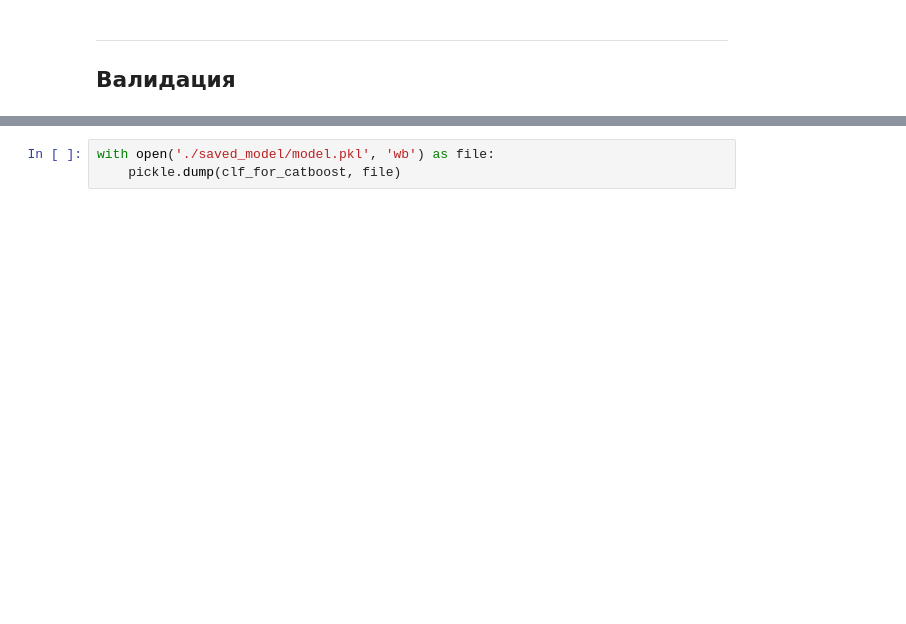
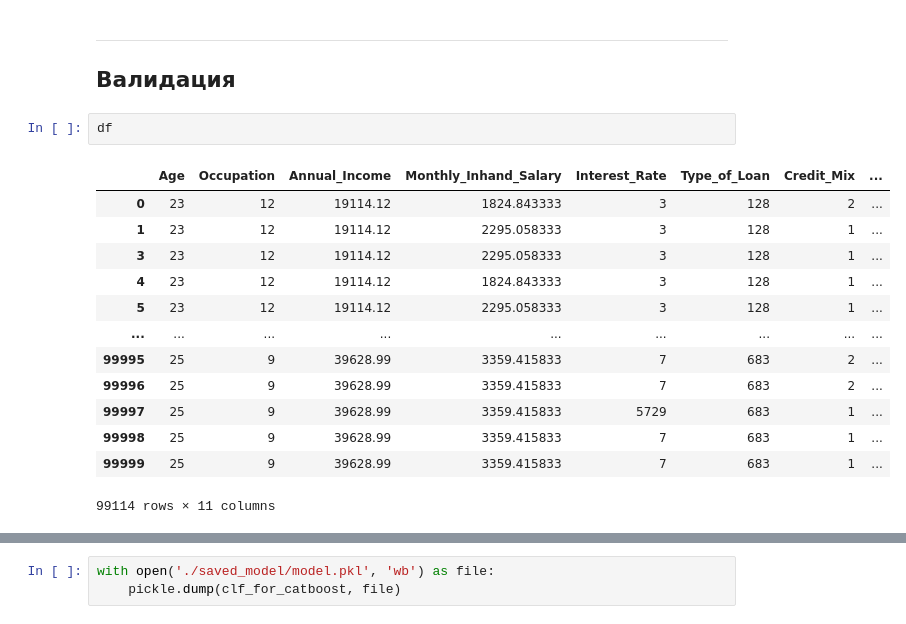
Before and after one commit to Caaac/CRM_with_scoring, a Jupyter notebook: backend/model/main.ipynb, the cells around one changed output, grey strips where cells are left out. Saved outputs shown, nothing was run; the diff lists cells and outputs as text; blank space fills up the shorter version.

```diff
--- a/backend/model/main.ipynb
+++ b/backend/model/main.ipynb
@@ -233,4 +234,20 @@ df.head()
 
 ---
 ## Валидация
+# %%
+df
+# %% [output]
+|  | Age | Occupation | Annual_Income | Monthly_Inhand_Salary | Interest_Rate | Type_of_Loan | Credit_Mix | ... |
+| 0 | 23 | 12 | 19114.12 | 1824.843333 | 3 | 128 | 2 | ... |
+| 1 | 23 | 12 | 19114.12 | 2295.058333 | 3 | 128 | 1 | ... |
+| 3 | 23 | 12 | 19114.12 | 2295.058333 | 3 | 128 | 1 | ... |
+| 4 | 23 | 12 | 19114.12 | 1824.843333 | 3 | 128 | 1 | ... |
+| 5 | 23 | 12 | 19114.12 | 2295.058333 | 3 | 128 | 1 | ... |
+| ... | ... | ... | ... | ... | ... | ... | ... | ... |
+| 99995 | 25 | 9 | 39628.99 | 3359.415833 | 7 | 683 | 2 | ... |
+| 99996 | 25 | 9 | 39628.99 | 3359.415833 | 7 | 683 | 2 | ... |
+| 99997 | 25 | 9 | 39628.99 | 3359.415833 | 5729 | 683 | 1 | ... |
+| 99998 | 25 | 9 | 39628.99 | 3359.415833 | 7 | 683 | 1 | ... |
+| 99999 | 25 | 9 | 39628.99 | 3359.415833 | 7 | 683 | 1 | ... |
+99114 rows × 11 columns
 # %%
```
Also changed, not shown: parts of 13 cells of this notebook, 6 other files.
